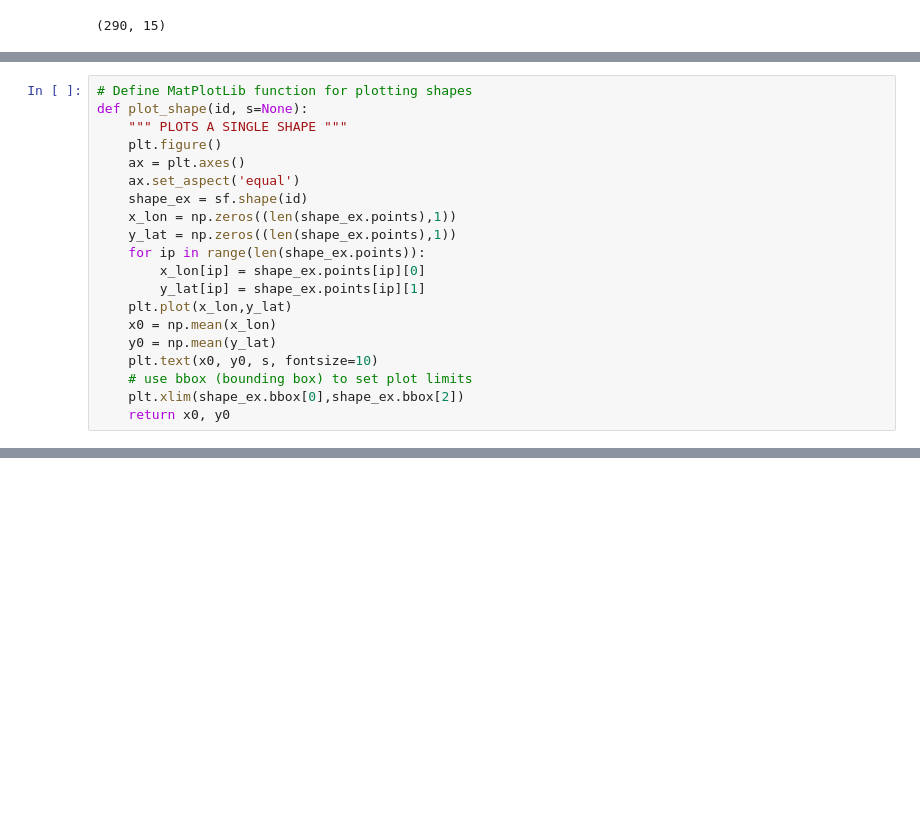
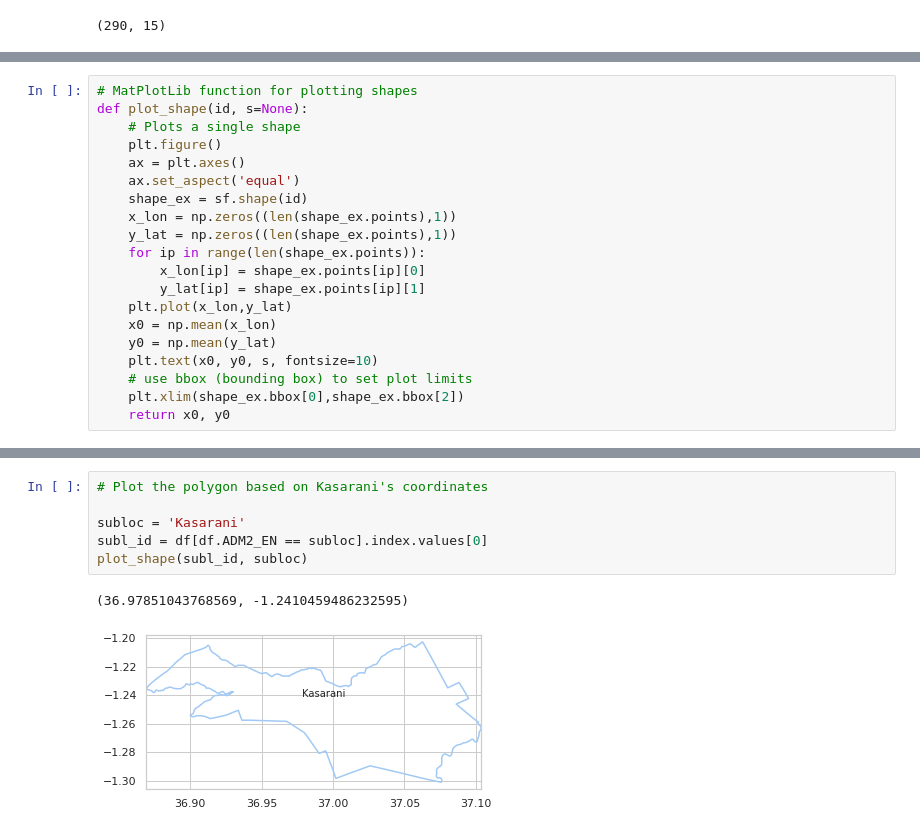
Before and after one commit to mghendi/ABW-Academy, a Jupyter notebook: Practitioners Course/Cohort1_2022/Projects/Samuel Mwamburi Mghendi/abw_data_wrangling_script.ipynb, the cells around one changed output, grey strips where cells are left out. Drawn from its saved outputs; the diff is of its cells as text; blank space fills up the shorter version.

```diff
--- a/Practitioners Course/Cohort1_2022/Projects/Samuel Mwamburi Mghendi/abw_data_wrangling_script.ipynb
+++ b/Practitioners Course/Cohort1_2022/Projects/Samuel Mwamburi Mghendi/abw_data_wrangling_script.ipynb
@@ -68,7 +100,7 @@ df.sample(5)
 # %%
-# Define MatPlotLib function for plotting shapes
+# MatPlotLib function for plotting shapes
 def plot_shape(id, s=None):
-    """ PLOTS A SINGLE SHAPE """
+    # Plots a single shape
     plt.figure()
     ax = plt.axes()
     ax.set_aspect('equal')
@@ -87,0 +216,9 @@ def plot_shape(id, s=None):
+# %%
+# Plot the polygon based on Kasarani's coordinates
+
+subloc = 'Kasarani'
+subl_id = df[df.ADM2_EN == subloc].index.values[0]
+plot_shape(subl_id, subloc)
+# %% [output]
+(36.97851043768569, -1.2410459486232595)
+[figure, added]
```
Also changed, not shown: parts of 17 cells of this notebook.
